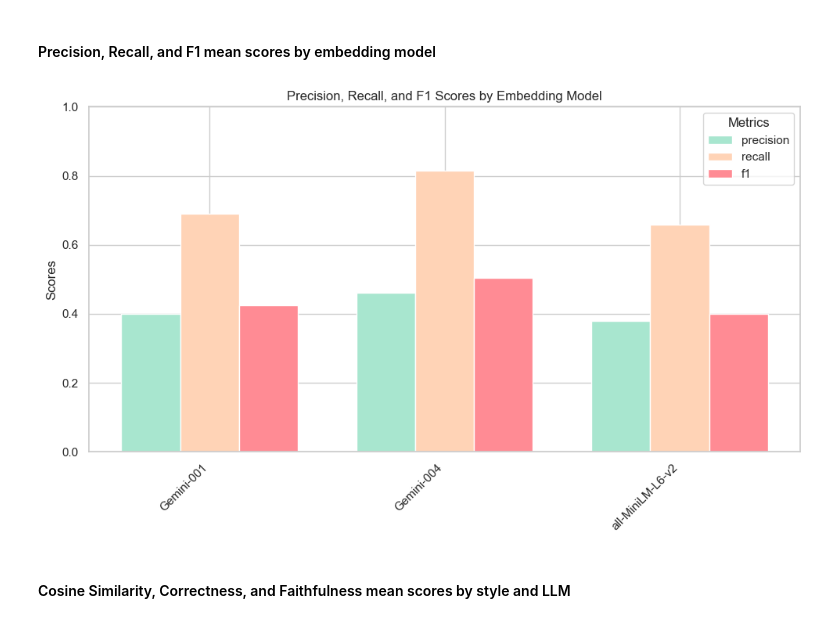
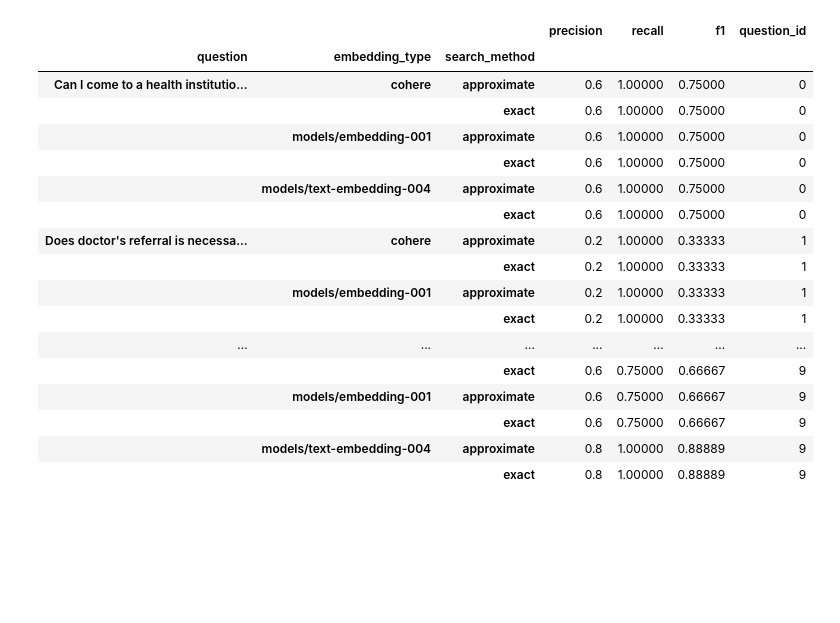
Before and after one commit to DanaMikulinsky/FinalProject, a Jupyter notebook: backend/evaluation/Graphs.ipynb, the cells around one changed output. Cells and saved outputs as stored; diff of their text form; code cells hidden in the pictures; blank space fills up the shorter version.

```diff
--- a/backend/evaluation/Graphs.ipynb
+++ b/backend/evaluation/Graphs.ipynb
@@ -21,37 +44,21 @@ retriever_results = results[['embedding_type', 'search_method','precision','reca
 # %%
-# Filter out rows where search_method is 'exact'
-filtered_results = results[results['search_method'] == 'exact']
-# Then, apply groupby and mean calculation
-retriever_results = filtered_results[['embedding_type', 'search_method', 'precision', 'recall', 'f1']].groupby(['embedding_type', 'search_method']).mean()
+retriever_results
+# %% [output]
+|  |  |  | precision | recall | f1 | question_id |
+| question | embedding_type | search_method |  |  |  |  |
+| Can I come to a health institutio... | cohere | approximate | 0.6 | 1.00000 | 0.75000 | 0 |
+|  |  | exact | 0.6 | 1.00000 | 0.75000 | 0 |
+|  | models/embedding-001 | approximate | 0.6 | 1.00000 | 0.75000 | 0 |
+|  |  | exact | 0.6 | 1.00000 | 0.75000 | 0 |
+|  | models/text-embedding-004 | approximate | 0.6 | 1.00000 | 0.75000 | 0 |
+|  |  | exact | 0.6 | 1.00000 | 0.75000 | 0 |
+| Does doctor's referral is necessa... | cohere | approximate | 0.2 | 1.00000 | 0.33333 | 1 |
+|  |  | exact | 0.2 | 1.00000 | 0.33333 | 1 |
+|  | models/embedding-001 | approximate | 0.2 | 1.00000 | 0.33333 | 1 |
+|  |  | exact | 0.2 | 1.00000 | 0.33333 | 1 |
+| ... | ... | ... | ... | ... | ... | ... |
+|  |  | exact | 0.6 | 0.75000 | 0.66667 | 9 |
+|  | models/embedding-001 | approximate | 0.6 | 0.75000 | 0.66667 | 9 |
+|  |  | exact | 0.6 | 0.75000 | 0.66667 | 9 |
+|  | models/text-embedding-004 | approximate | 0.8 | 1.00000 | 0.88889 | 9 |
+|  |  | exact | 0.8 | 1.00000 | 0.88889 | 9 |
-# %% [markdown]
-#### Precision, Recall, and F1 mean scores by embedding model
-# %%
-# Data preparation
-metrics = ['precision', 'recall', 'f1']
-index_labels = [f"{idx[0]}" for idx in retriever_results.index]
-num_rows = len(retriever_results)
-colors = ['#a8e6cf', '#ffd3b6', '#ff8b94']  # Define colors for each metric
-
-# Create figure and bar width
-fig, ax = plt.subplots(figsize=(10, 6))
-bar_width = 0.25  # Width of each sub-bar
-x = np.arange(num_rows)  # Indices for groups
-
-# Plot each metric
-for i, (metric, color) in enumerate(zip(metrics, colors)):
-    ax.bar(x + i * bar_width, retriever_results[metric], bar_width, label=metric, color=color)
-
-# Labeling and formatting
-ax.set_xticks(x + bar_width)  # Set position in the middle of each group
-ax.set_xticklabels(index_labels, rotation=45, ha='right')
-ax.set_ylabel("Scores")
-ax.set_ylim(0, 1)
-ax.legend(title="Metrics")
-ax.set_title("Precision, Recall, and F1 Scores by Embedding Model")
-
-plt.tight_layout()
-plt.show()
-# %% [output]
-[figure, removed]
-# %% [markdown]
-#### Cosine Similarity, Correctness, and Faithfulness mean scores by style and LLM
```
Also changed, not shown: parts of 11 cells of this notebook.
